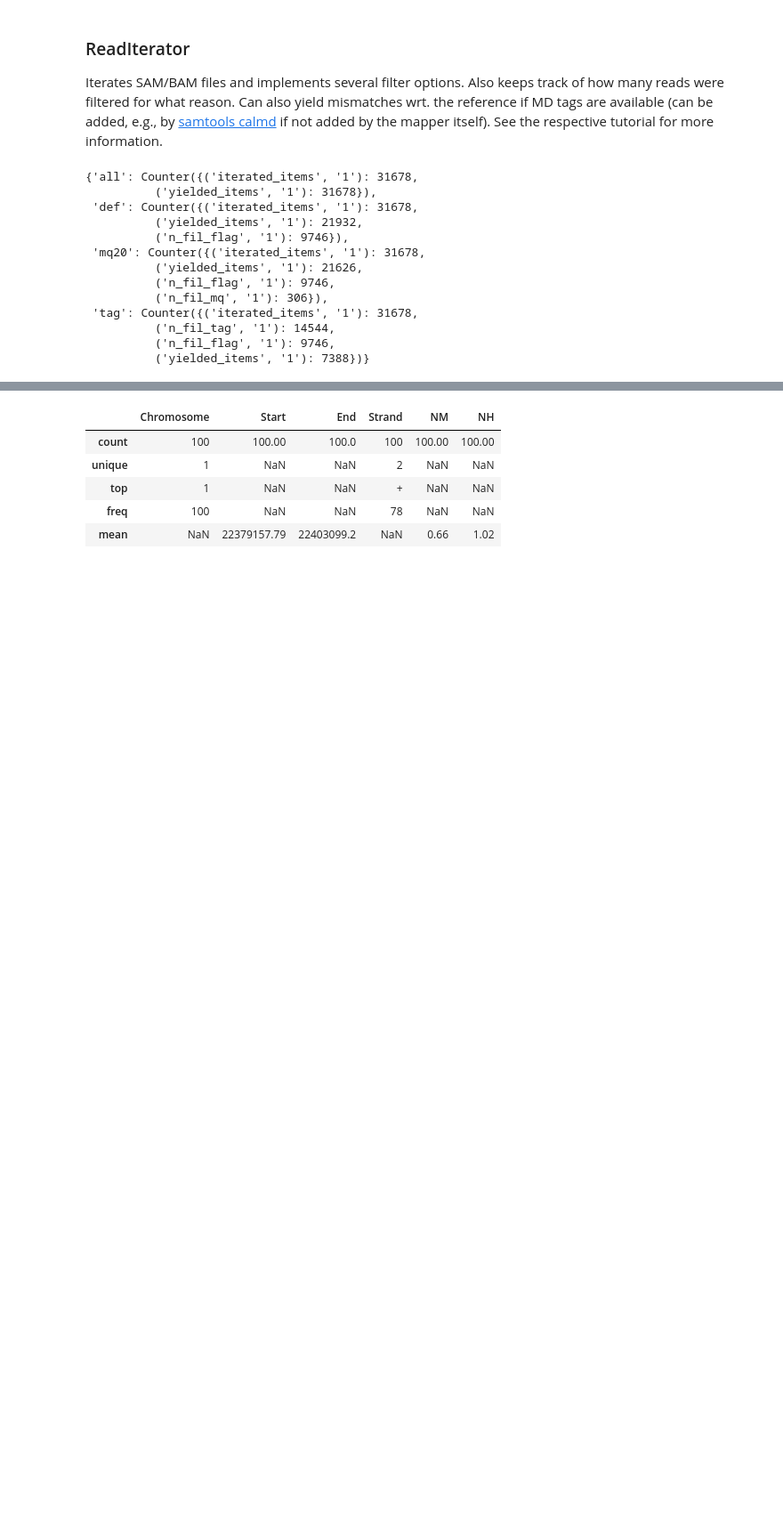
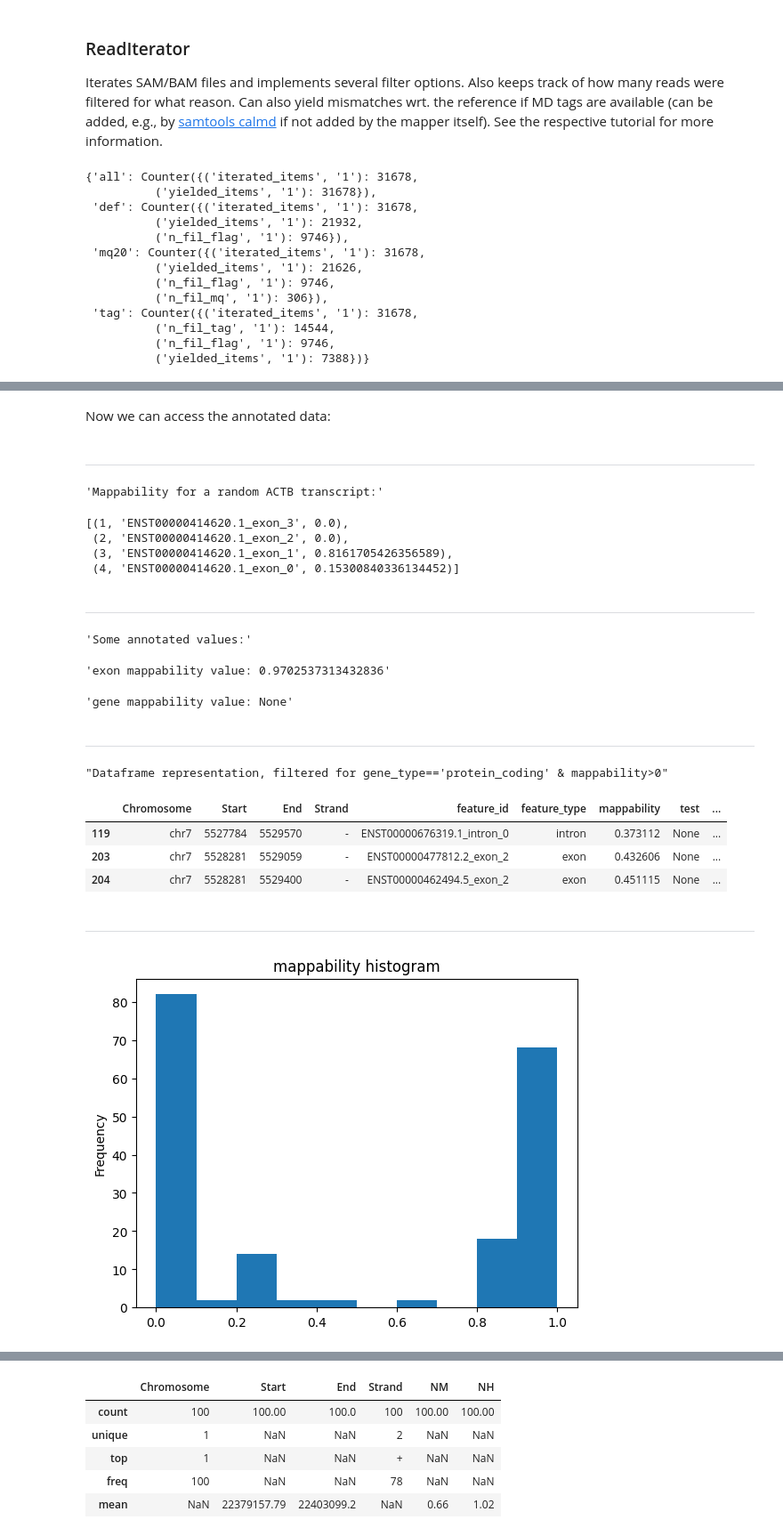
Before and after one commit to popitsch/rnalib, a Jupyter notebook: notebooks/README.ipynb, the cells around one changed output, grey strips where cells are left out. Shown at 89% size. Cells and saved outputs as stored; diff of their text form; code cells hidden in the pictures; blank space fills up the shorter version.

```diff
--- a/notebooks/README.ipynb
+++ b/notebooks/README.ipynb
@@ -930,11 +795,12 @@ Annotations can be added manually or by using the `transcriptome.annotate()` met
 # %%
 # First, let's instantiate a small transcriptome that contains only a few human genes (near ACTB and SOX2)
-t=rna.Transcriptome(
+t = rna.Transcriptome(
     genome_fa=rna.get_resource('ACTB+SOX2_genome'),       # reference genome FASTA
     genome_offsets= {'chr3': 181711825, 'chr7': 5526309}, # This is a sliced reference sequence. To match the gencode annotations we provide respective offset coordinates for the 2 chroms
     annotation_gff=rna.get_resource('gencode_gff'),       # gene annotation GFF
     annotation_flavour='gencode',                         # this is a gencode flavoured GFF
-    load_sequence_data=True                               # load gene sequences from reference genome)
+    load_sequence_data=False,                              # load gene sequences from reference genome)
+    disable_progressbar=True
 )
 display(t)
 # %% [output]
@@ -1011,0 +962,41 @@ In this example, we calculate the number of overlapping introns per exon.
+# %% [markdown]
+Now we can access the annotated data:
+# %%
+# Now, lets show the mappability values for exons and introns of one random transcript
+rnd_tx = random.sample(t.gene['ACTB'].transcript, 1)[0]
+display(SEP, "Mappability for a random ACTB transcript:", [(f.rnk, f.feature_id, f.mappability) for f in rnd_tx.exon])
+# Note that it would be more efficient to annotate genes with mappability score arrays and then calculate mean/median mappability
+# for each feature by slicing these arrays (as done, e.g., for sequences) but this is omitted here for the sake of simplicity
+
+
+# Its recommended to use get/getattr to provide sensible default values for missing data:
+display(SEP, "Some annotated values:")
+display(f"exon mappability value: {t['ENST00000477812.2'].exon[0].get('mappability',None)}") # show some mappability value
+display(f"gene mappability value: {t['ACTB'].get('mappability',None)}") # only exons/introns were annotated above
+
+# We can also convert results to a dataframe (but note that we lose the parent/child relationships here).
+df = t.iterator().to_dataframe()
+# let's use the pandas query method to show features from protein_coding genes with non-zero mappability...
+display(SEP, "Dataframe representation, filtered for gene_type=='protein_coding' & mappability>0",
+        df.query('gene_type=="protein_coding" & mappability>0').head(3),SEP)
+# ...and plot the overall mappability distribution...
+_ = df['mappability'].plot(kind='hist', title='mappability histogram')
+# %% [output]
+---
+'Mappability for a random ACTB transcript:'
+[(1, 'ENST00000414620.1_exon_3', 0.0),
+ (2, 'ENST00000414620.1_exon_2', 0.0),
+ (3, 'ENST00000414620.1_exon_1', 0.8161705426356589),
+ (4, 'ENST00000414620.1_exon_0', 0.15300840336134452)]
+---
+'Some annotated values:'
+'exon mappability value: 0.9702537313432836'
+'gene mappability value: None'
+---
+"Dataframe representation, filtered for gene_type=='protein_coding' & mappability>0"
+|  | Chromosome | Start | End | Strand | feature_id | feature_type | mappability | test | ... |
+| 119 | chr7 | 5527784 | 5529570 | - | ENST00000676319.1_intron_0 | intron | 0.373112 | None | ... |
+| 203 | chr7 | 5528281 | 5529059 | - | ENST00000477812.2_exon_2 | exon | 0.432606 | None | ... |
+| 204 | chr7 | 5528281 | 5529400 | - | ENST00000462494.5_exon_2 | exon | 0.451115 | None | ... |
+---
+[figure, added]
```
Also changed, not shown: parts of 124 cells of this notebook, 13 other files.
